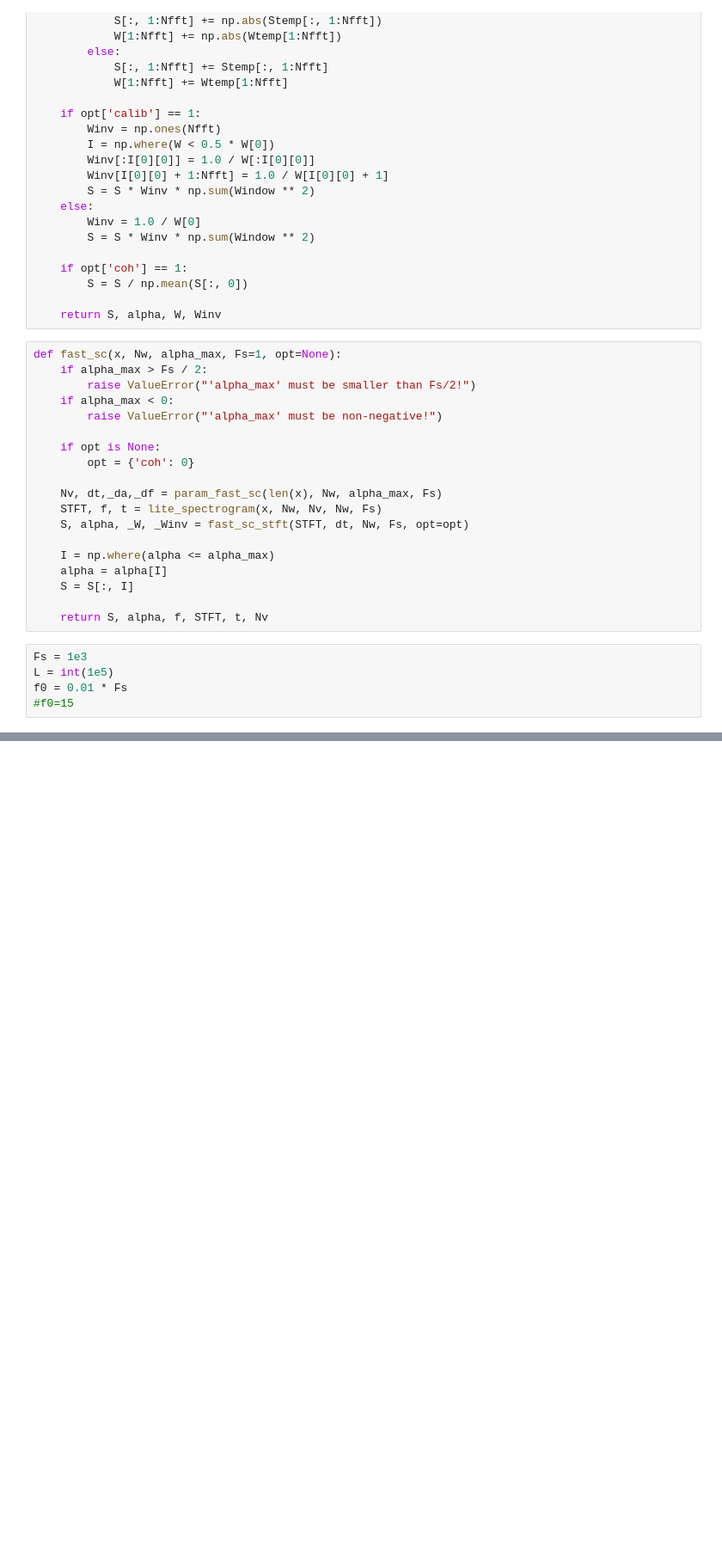
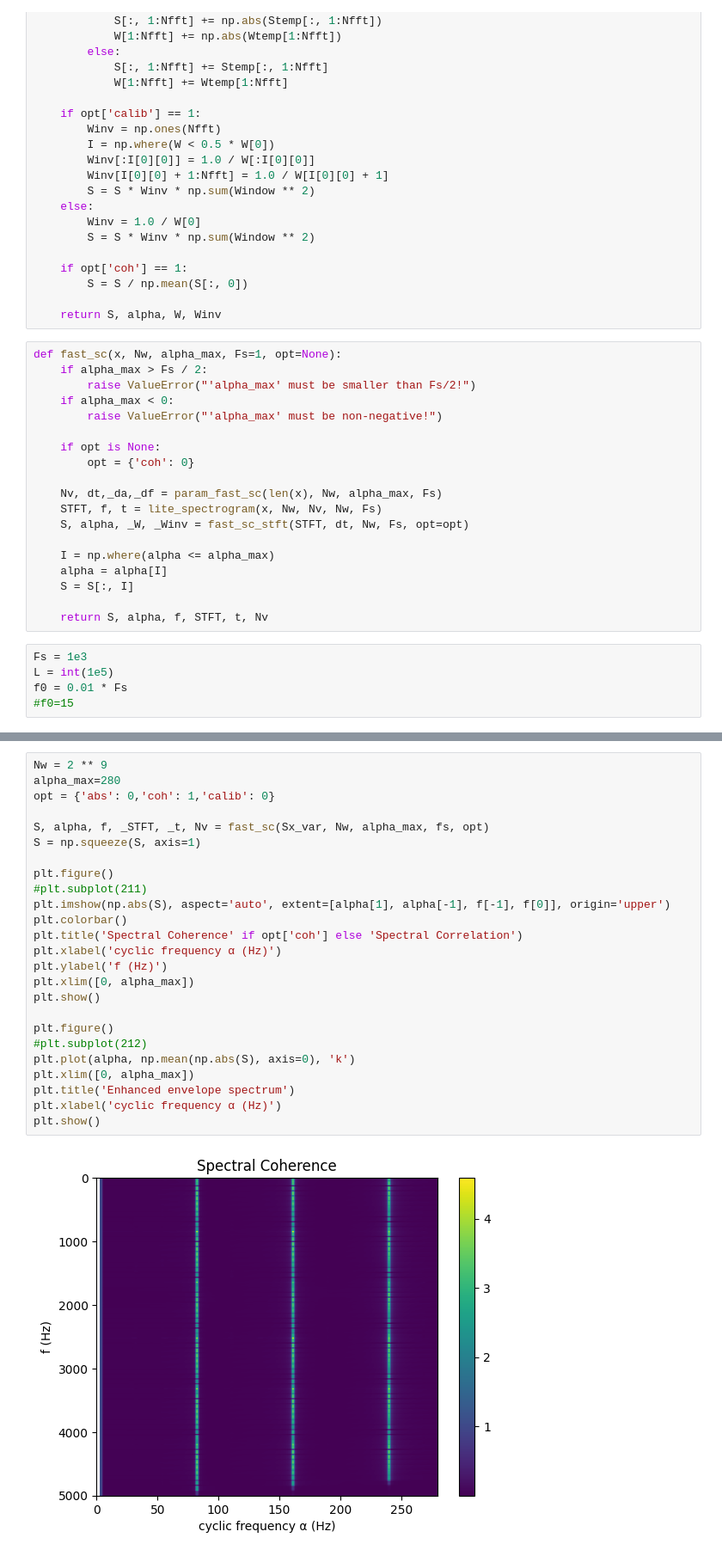
Before and after one commit to androdl96/GD_bearing, a Jupyter notebook: prueba_SC.ipynb, the cells around one changed output, grey strips where cells are left out. Shown at 86% size. Drawn from its saved outputs; the diff is of its cells as text; blank space fills up the shorter version.

```diff
--- a/prueba_SC.ipynb
+++ b/prueba_SC.ipynb
@@ -316,0 +362,27 @@ plt.show()
+# %%
+Nw = 2 ** 9
+alpha_max=280
+opt = {'abs': 0,'coh': 1,'calib': 0}
+
+S, alpha, f, _STFT, _t, Nv = fast_sc(Sx_var, Nw, alpha_max, fs, opt)
+S = np.squeeze(S, axis=1)
+
+plt.figure()
+#plt.subplot(211)
+plt.imshow(np.abs(S), aspect='auto', extent=[alpha[1], alpha[-1], f[-1], f[0]], origin='upper')
+plt.colorbar()
+plt.title('Spectral Coherence' if opt['coh'] else 'Spectral Correlation')
+plt.xlabel('cyclic frequency α (Hz)')
+plt.ylabel('f (Hz)')
+plt.xlim([0, alpha_max])
+plt.show()
+
+plt.figure()
+#plt.subplot(212)
+plt.plot(alpha, np.mean(np.abs(S), axis=0), 'k')
+plt.xlim([0, alpha_max])
+plt.title('Enhanced envelope spectrum')
+plt.xlabel('cyclic frequency α (Hz)')
+plt.show()
+# %% [output]
+[figure, added]
```
Also changed, not shown: parts of 4 cells of this notebook.
